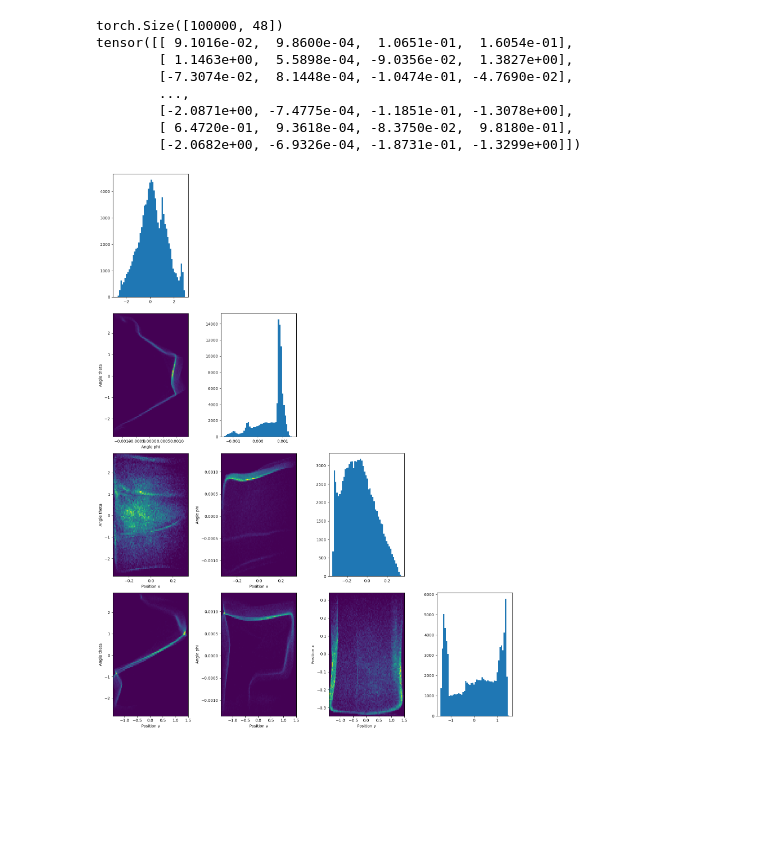
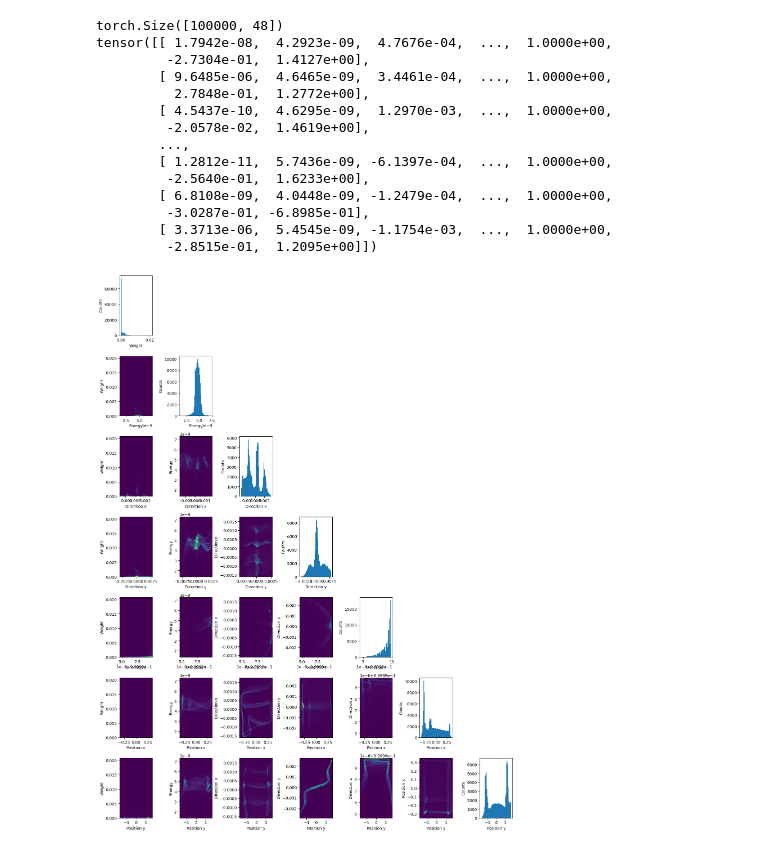
Before and after one commit to Lomholy/mcpl_approximation, a Jupyter notebook: VAE/vae_plotter.ipynb, the cells around one changed output. Drawn from its saved outputs; the diff is of its cells as text; code cells hidden in the pictures; blank space fills up the shorter version.

```diff
--- a/VAE/vae_plotter.ipynb
+++ b/VAE/vae_plotter.ipynb
@@ -19,7 +22,7 @@ ax.set(title="Loss per iteration", xlabel="Iteration", ylabel="Loss [reconstruct
 # sample_from_vae.py
 device = "mps"
 
-ckpt = torch.load("vae.pth", map_location=device)
+ckpt = torch.load("vae_best.pth", map_location=device)
 
 vae = VAE().to(device)
 vae.load_state_dict(ckpt["state_dict"])
@@ -29,40 +32,47 @@ mins = ckpt["mins"].to(device)
 scales = ckpt["scales"].to(device)
 
 
-labels = ["Weight", "Energy", "Angle theta", "Angle phi", "Position x", "Position y"]
-labels = ["Angle theta", "Angle phi", "Position x", "Position y"]
+labels = ["Weight", "Energy", "Direction x", "Direction y", "Direction z", "Position x", "Position y"]
+#labels = ["Angle theta", "Angle phi", "Position x", "Position y"]
 with torch.no_grad():
     z = torch.randn(100000,48).to(device)  # sample 1000 latent vectors
     print(z.shape)
     samples = vae.decode(z)              # synthetic data in [0,1]
     samples = samples.clamp(0,1)
     samples = samples * scales + mins
 samples = samples.cpu()
 print(samples.cpu())
-input_dim = 4
+input_dim = 7
 fig, ax = plt.subplots(ncols=input_dim, nrows=input_dim, figsize=(15,20))
 for i in range(input_dim):
     for j in range(input_dim):
         if j>i:
             ax[i,j].set_axis_off()
             continue
         if j==i:
             try:
                 ax[i,j].hist(samples[:,i], bins=50)
+                ax[i,j].set(xlabel=labels[i], ylabel="Counts")
             except Exception as e:
                 print(e)
                 ax[i,j].set_axis_off()
             continue
         ax[i,j].hist2d(samples[:,i], samples[:,j], bins=100)
         ax[i,j].set(xlabel=labels[i], ylabel=labels[j])
 plt.tight_layout()
 # %% [output]
 torch.Size([100000, 48])
-tensor([[ 9.1016e-02,  9.8600e-04,  1.0651e-01,  1.6054e-01],
-        [ 1.1463e+00,  5.5898e-04, -9.0356e-02,  1.3827e+00],
-        [-7.3074e-02,  8.1448e-04, -1.0474e-01, -4.7690e-02],
+tensor([[ 1.7942e-08,  4.2923e-09,  4.7676e-04,  ...,  1.0000e+00,
+         -2.7304e-01,  1.4127e+00],
+        [ 9.6485e-06,  4.6465e-09,  3.4461e-04,  ...,  1.0000e+00,
+          2.7848e-01,  1.2772e+00],
+        [ 4.5437e-10,  4.6295e-09,  1.2970e-03,  ...,  1.0000e+00,
+         -2.0578e-02,  1.4619e+00],
         ...,
-        [-2.0871e+00, -7.4775e-04, -1.1851e-01, -1.3078e+00],
-        [ 6.4720e-01,  9.3618e-04, -8.3750e-02,  9.8180e-01],
-        [-2.0682e+00, -6.9326e-04, -1.8731e-01, -1.3299e+00]])
+        [ 1.2812e-11,  5.7436e-09, -6.1397e-04,  ...,  1.0000e+00,
+         -2.5640e-01,  1.6233e+00],
+        [ 6.8108e-09,  4.0448e-09, -1.2479e-04,  ...,  1.0000e+00,
+         -3.0287e-01, -6.8985e-01],
+        [ 3.3713e-06,  5.4545e-09, -1.1754e-03,  ...,  1.0000e+00,
+         -2.8515e-01,  1.2095e+00]])
-[figure, old version]
+[figure, new version]
```
Also changed, not shown: parts of 1 cell of this notebook, 1 other file.
